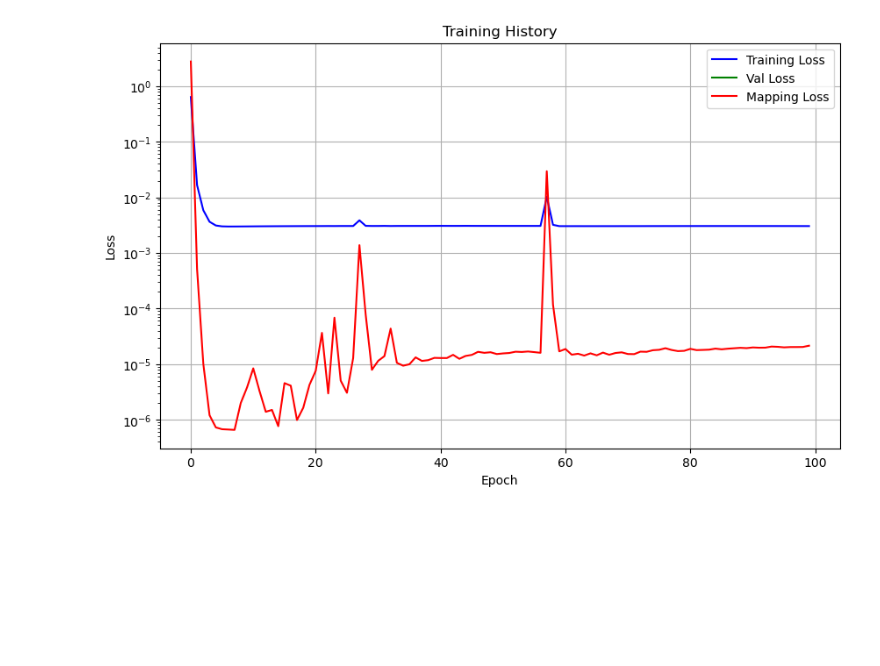
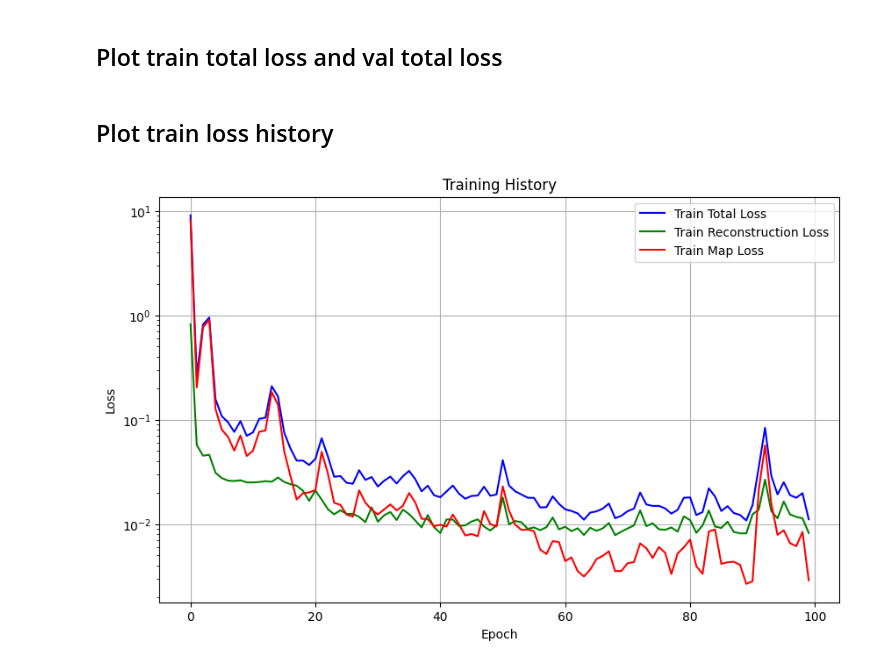
Before and after one commit to Arviano-Yuono/GAE-ROM, a Jupyter notebook: RANS_training.ipynb, the cells around one changed output. Saved outputs shown, nothing was run; the diff lists cells and outputs as text; code cells hidden in the pictures; blank space fills up the shorter version.

```diff
--- a/RANS_training.ipynb
+++ b/RANS_training.ipynb
@@ -49,3 +51,5 @@ history = train(model = model,
                 val_loader = val_loader,
                 save_best_model=False,
                 config = config['training'])
+# %% [markdown]
+## Plot train total loss and val total loss
@@ -52,27 +70,20 @@ history = train(model = model,
+# %% [markdown]
+## Plot train loss history
 # %%
-# plot the train history
-import matplotlib.pyplot as plt
+train_total_loss = train_history['train_loss']
+train_reconstruction_loss = train_history['reconstruction_loss']
+train_map_loss = train_history['map_loss']
 
-# Create figure and axis
 plt.figure(figsize=(10, 6))
-
-# Plot training loss
-plt.plot(history['train_loss'], label='Training Loss', color='blue')
-plt.plot(history['val_loss'], label='Val Loss', color='green')
-# Plot mapping loss if it exists and is non-zero
-if any(history['map_loss']):
-    plt.plot(history['map_loss'], label='Mapping Loss', color='red')
-
-# Plot validation loss if it exists
-if 'val_loss' in history and history['val_loss']:
-    plt.plot(history['val_loss'], label='Validation Loss', color='green')
-
+plt.plot(train_total_loss, label='Train Total Loss', color='blue')
+plt.plot(train_reconstruction_loss, label='Train Reconstruction Loss', color='green')
+plt.plot(train_map_loss, label='Train Map Loss', color='red')
 plt.xlabel('Epoch')
 plt.ylabel('Loss')
 plt.title('Training History')
 plt.legend()
 plt.grid(True)
 plt.yscale('log')
 plt.show()
 # %% [output]
-[figure, old version]
+[figure, new version]
```
Also changed, not shown: parts of 5 cells of this notebook, 1 other file.
